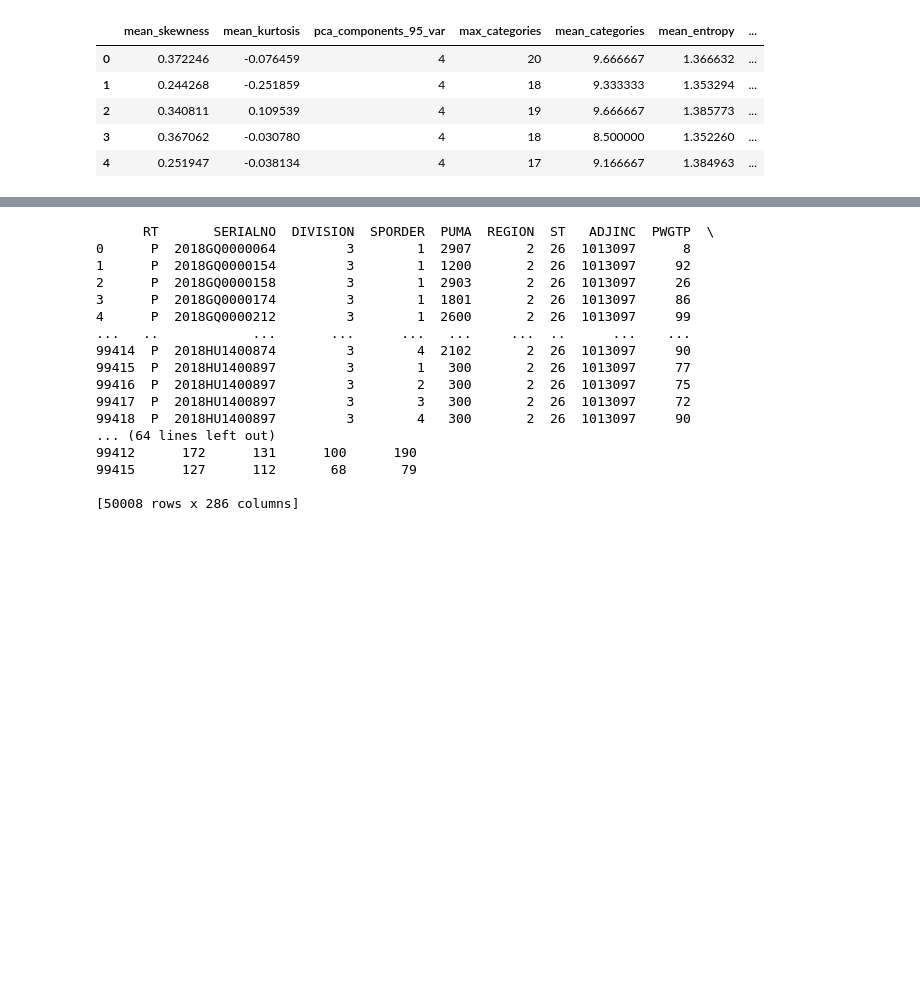
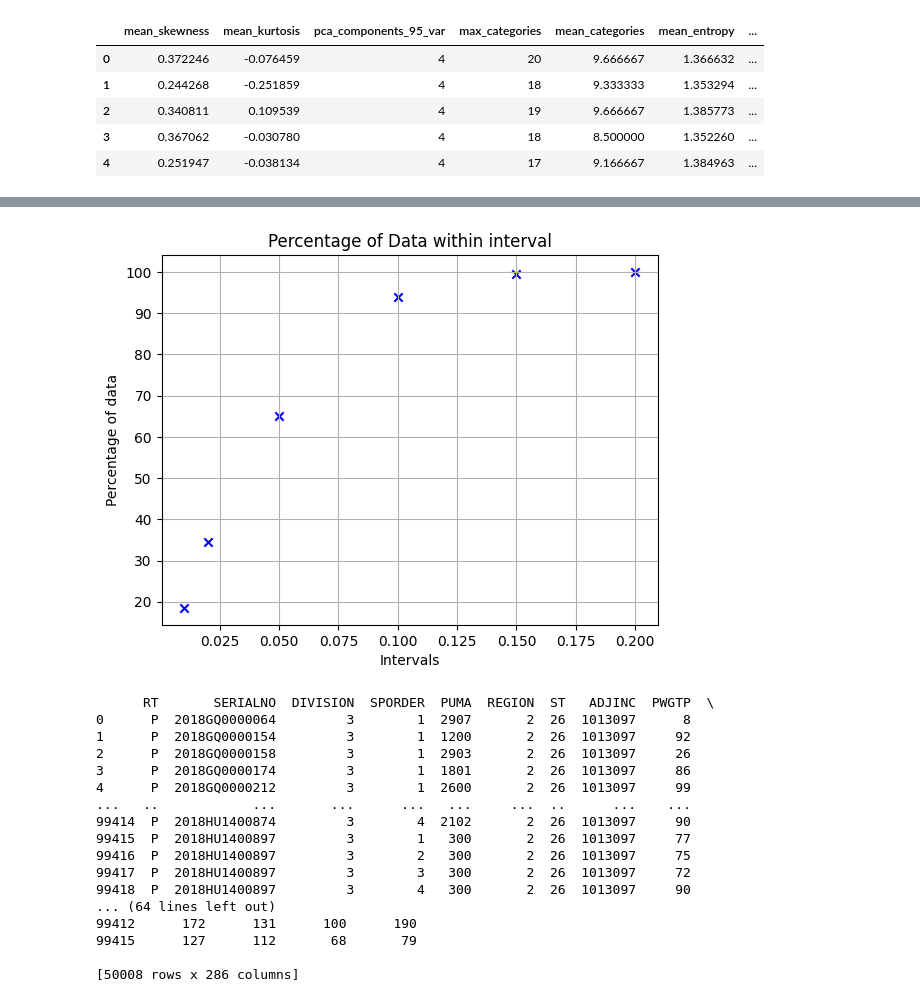
Before and after one commit to KevinChittilapilly/Fairness-Research, a Jupyter notebook: Research.ipynb, the cells around one changed output, grey strips where cells are left out. Cells and saved outputs as stored; diff of their text form; code cells hidden in the pictures; blank space fills up the shorter version.

```diff
--- a/Research.ipynb
+++ b/Research.ipynb
@@ -1083,3 +1140,21 @@ german_helper.calculate_margins(y_test,predictions,0.05)
+# %%
+import matplotlib.pyplot as plt
+
+
+# Create a basic scatter plot
+plt.scatter(intervals, margins_same_distrn, color='b', marker='x', label='Data Points')
+
+# Customize the plot
+plt.xlabel('Intervals')
+plt.ylabel('Percentage of data')
+plt.title('Percentage of Data within interval')
+plt.grid(True)
+
+
+# Show the plot
+plt.show()
+# %% [output]
+[figure, added]
 # %%
 import pickle
 
```
Also changed, not shown: parts of 33 cells of this notebook, 1 other file.
